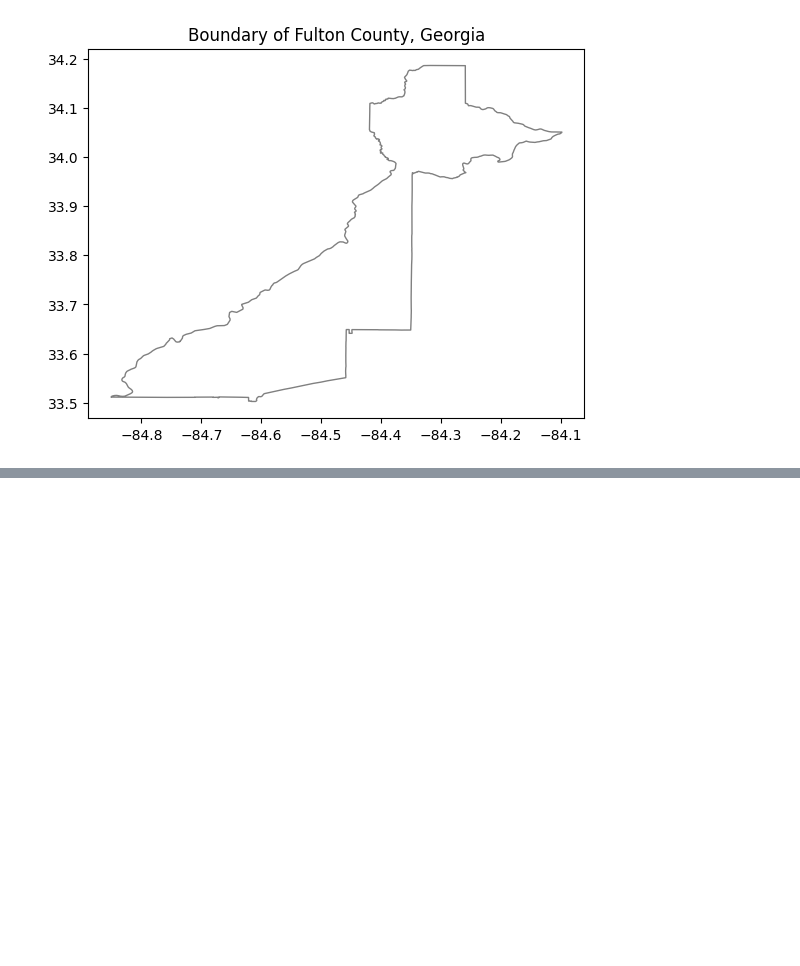
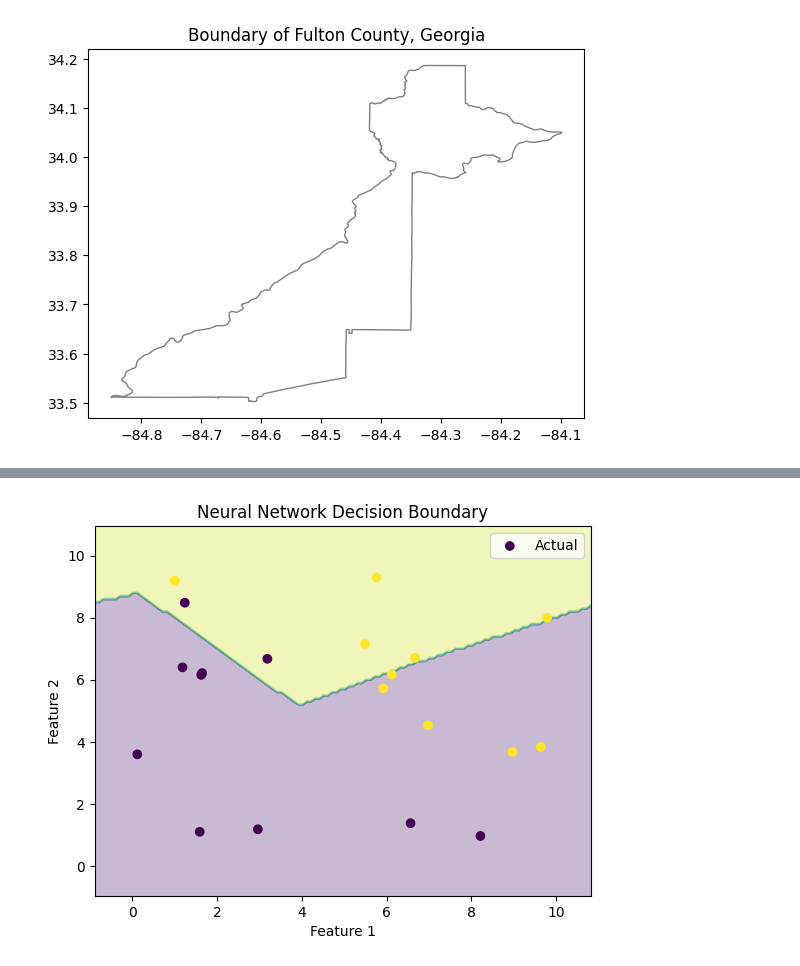
Before and after one commit to lehuong2709/Mind_At_Work_Website, a Jupyter notebook: scripts/scratch.ipynb, the cells around one changed output, grey strips where cells are left out. Cells and saved outputs as stored; diff of their text form; code cells hidden in the pictures; blank space fills up the shorter version.

```diff
--- a/scripts/scratch.ipynb
+++ b/scripts/scratch.ipynb
@@ -224,0 +638,55 @@ Latitudes: array('d', [33.624613, 33.62511, 33.62511, 33.62721, 33.63131, 33.634
+# %%
+import numpy as np
+import matplotlib.pyplot as plt
+from tensorflow.keras.models import Sequential
+from tensorflow.keras.layers import Dense
+from sklearn.model_selection import train_test_split
+from sklearn.metrics import accuracy_score
+
+# Generate random 2D data for demonstration
+np.random.seed(0)
+X = np.random.rand(100, 2) * 10  # 100 points in 2D space
+y = (X[:, 0] + X[:, 1] > 10).astype(int) * 2 - 1  # Binary classification based on a simple condition
+
+# Split the data into training and testing sets
+X_train, X_test, y_train, y_test = train_test_split(X, y, test_size=0.2, random_state=42)
+
+# Define a simple neural network model
+model = Sequential()
+model.add(Dense(units=8, input_dim=2, activation='relu'))
+model.add(Dense(units=1, activation='sigmoid'))
+
+# Compile the model
+model.compile(optimizer='adam', loss='binary_crossentropy', metrics=['accuracy'])
+
+# Train the model
+model.fit(X_train, y_train, epochs=50, batch_size=8, verbose=0)
+
+# Evaluate the model on the test set
+y_pred_prob = model.predict(X_test)
+y_pred = np.where(y_pred_prob > 0.5, 1, -1)  # Convert probabilities to class labels
+
+accuracy = accuracy_score(y_test, y_pred)
+print(f"Accuracy: {accuracy:.2f}")
+
+# Plot the decision boundary
+x_min, x_max = X[:, 0].min() - 1, X[:, 0].max() + 1
+y_min, y_max = X[:, 1].min() - 1, X[:, 1].max() + 1
+xx, yy = np.meshgrid(np.arange(x_min, x_max, 0.1), np.arange(y_min, y_max, 0.1))
+
+# Transform the meshgrid to match the neural network input
+X_meshgrid = np.c_[xx.ravel(), yy.ravel()]
+
+# Predictions on the meshgrid
+Z = model.predict(X_meshgrid)
+Z = (Z > 0.5).astype(int).reshape(xx.shape)
+
+# Plot the decision boundary
+plt.contourf(xx, yy, Z, alpha=0.3)
+plt.scatter(X_test[:, 0], X_test[:, 1], c=y_test, marker='o', label='Actual')
+plt.title('Neural Network Decision Boundary')
+plt.xlabel('Feature 1')
+plt.ylabel('Feature 2')
+plt.legend()
+plt.show()
+# %% [output]
@@ -224,0 +697 @@ Latitudes: array('d', [33.624613, 33.62511, 33.62511, 33.62721, 33.63131, 33.634
+[figure, added]
```
Also changed, not shown: parts of 18 cells of this notebook, 9 other files.
